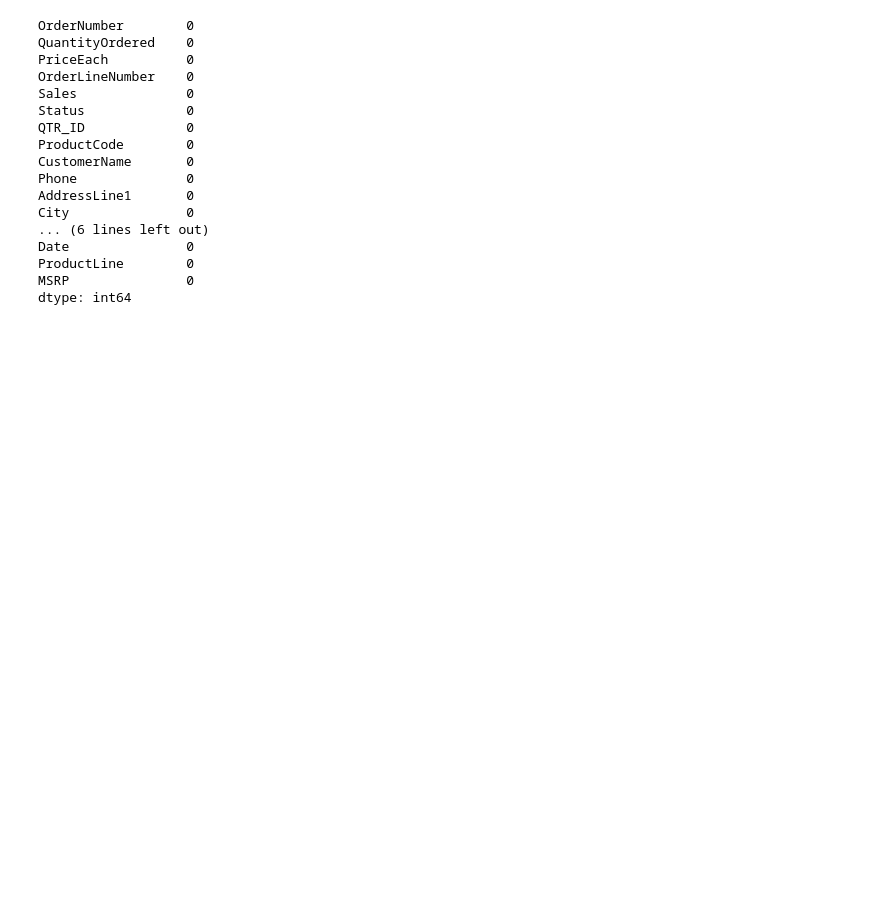
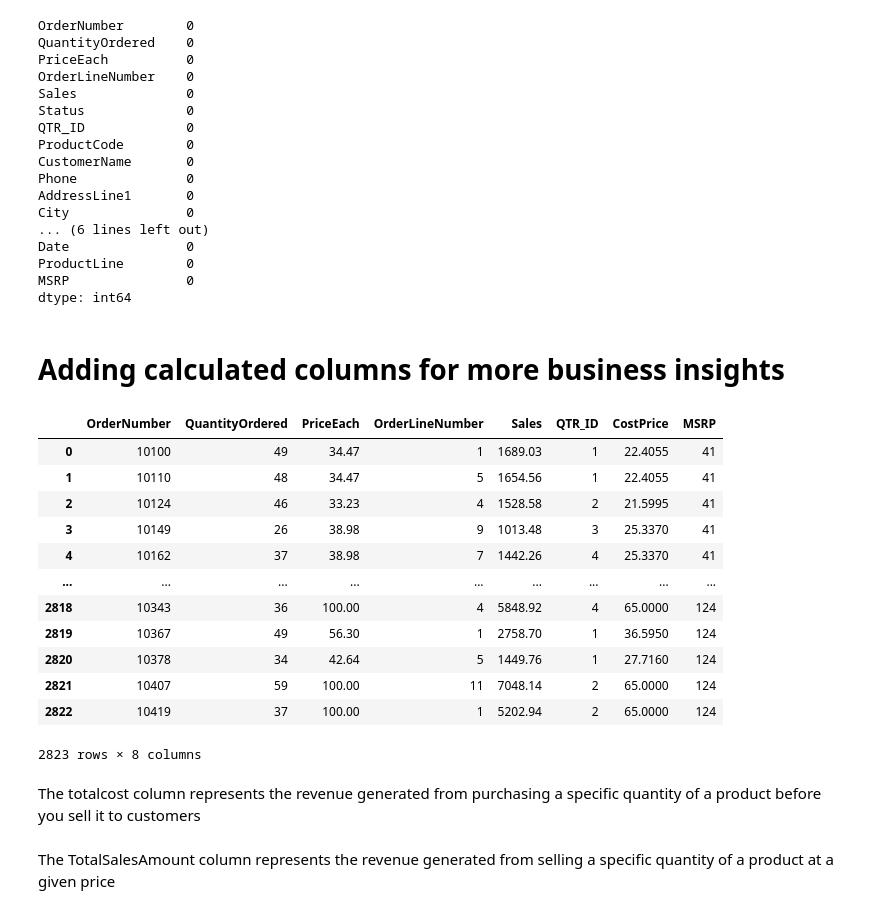
Before and after one commit to OjuokOchi/TOY-SALES-ANALYTICS, a Jupyter notebook: index.ipynb, the cells around one changed output. Cells and saved outputs as stored; diff of their text form; code cells hidden in the pictures; blank space fills up the shorter version.

Commit message:
added calculated columns

```diff
--- a/index.ipynb
+++ b/index.ipynb
@@ -491,3 +494,23 @@ Date               0
 ProductLine        0
 MSRP               0
 dtype: int64
+# %% [markdown]
+# Adding calculated columns for more business insights
+# %%
+# checking for numeric columns
+numeric_cols = sales.select_dtypes(include=[float, int])
+numeric_cols
+# %% [output]
+|  | OrderNumber | QuantityOrdered | PriceEach | OrderLineNumber | Sales | QTR_ID | CostPrice | MSRP |
+| 0 | 10100 | 49 | 34.47 | 1 | 1689.03 | 1 | 22.4055 | 41 |
+| 1 | 10110 | 48 | 34.47 | 5 | 1654.56 | 1 | 22.4055 | 41 |
+| 2 | 10124 | 46 | 33.23 | 4 | 1528.58 | 2 | 21.5995 | 41 |
+| 3 | 10149 | 26 | 38.98 | 9 | 1013.48 | 3 | 25.3370 | 41 |
+| 4 | 10162 | 37 | 38.98 | 7 | 1442.26 | 4 | 25.3370 | 41 |
+| ... | ... | ... | ... | ... | ... | ... | ... | ... |
+| 2818 | 10343 | 36 | 100.00 | 4 | 5848.92 | 4 | 65.0000 | 124 |
+| 2819 | 10367 | 49 | 56.30 | 1 | 2758.70 | 1 | 36.5950 | 124 |
+| 2820 | 10378 | 34 | 42.64 | 5 | 1449.76 | 1 | 27.7160 | 124 |
+| 2821 | 10407 | 59 | 100.00 | 11 | 7048.14 | 2 | 65.0000 | 124 |
+| 2822 | 10419 | 37 | 100.00 | 1 | 5202.94 | 2 | 65.0000 | 124 |
+2823 rows × 8 columns
@@ -493,0 +520,2 @@ dtype: int64
+# %% [markdown]
+The totalcost column represents the revenue generated from purchasing a specific quantity of a product before you sell it to customers
@@ -493,0 +525,2 @@ dtype: int64
+# %% [markdown]
+The TotalSalesAmount column represents the revenue generated from selling a specific quantity of a product at a given price
```
Also changed, not shown: parts of 14 cells of this notebook.
